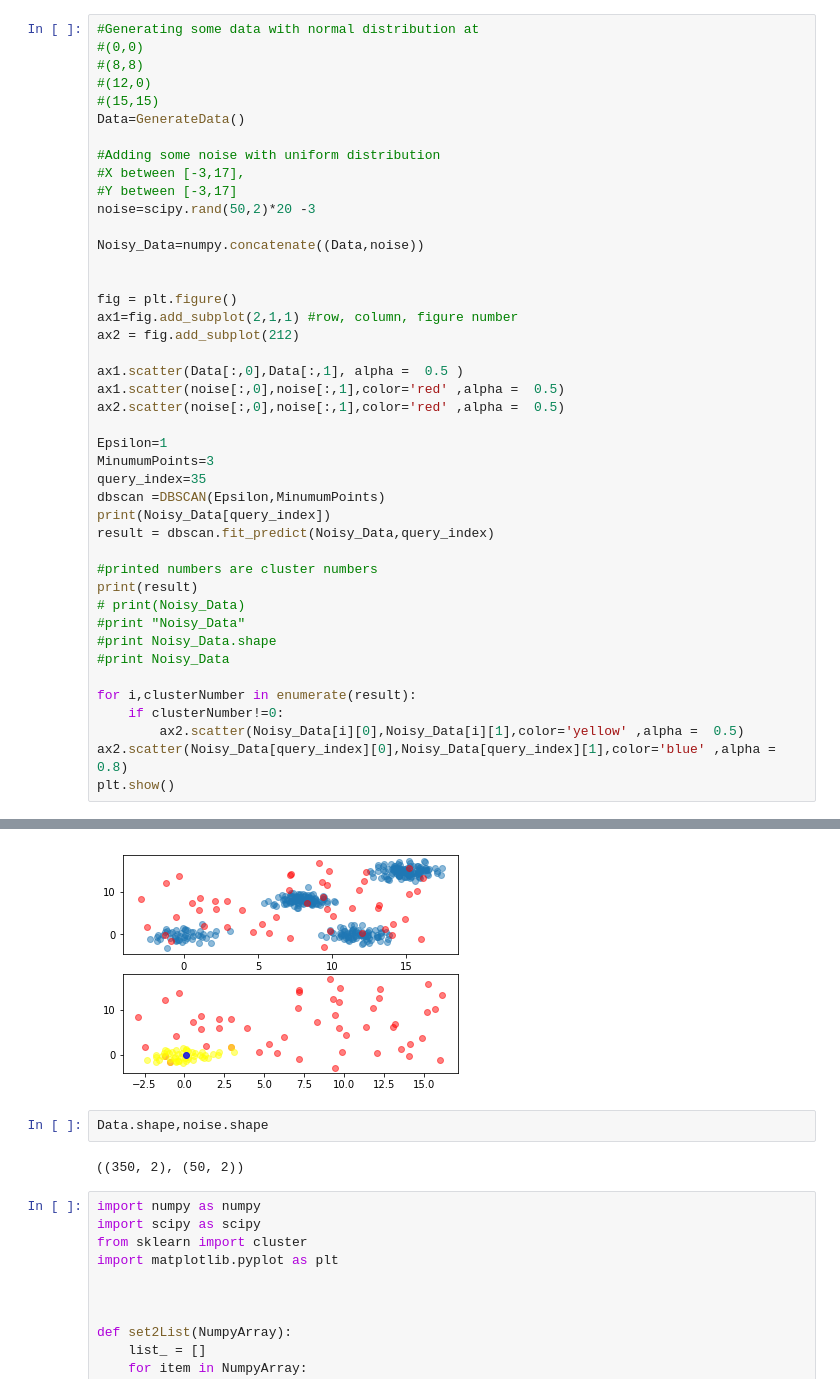
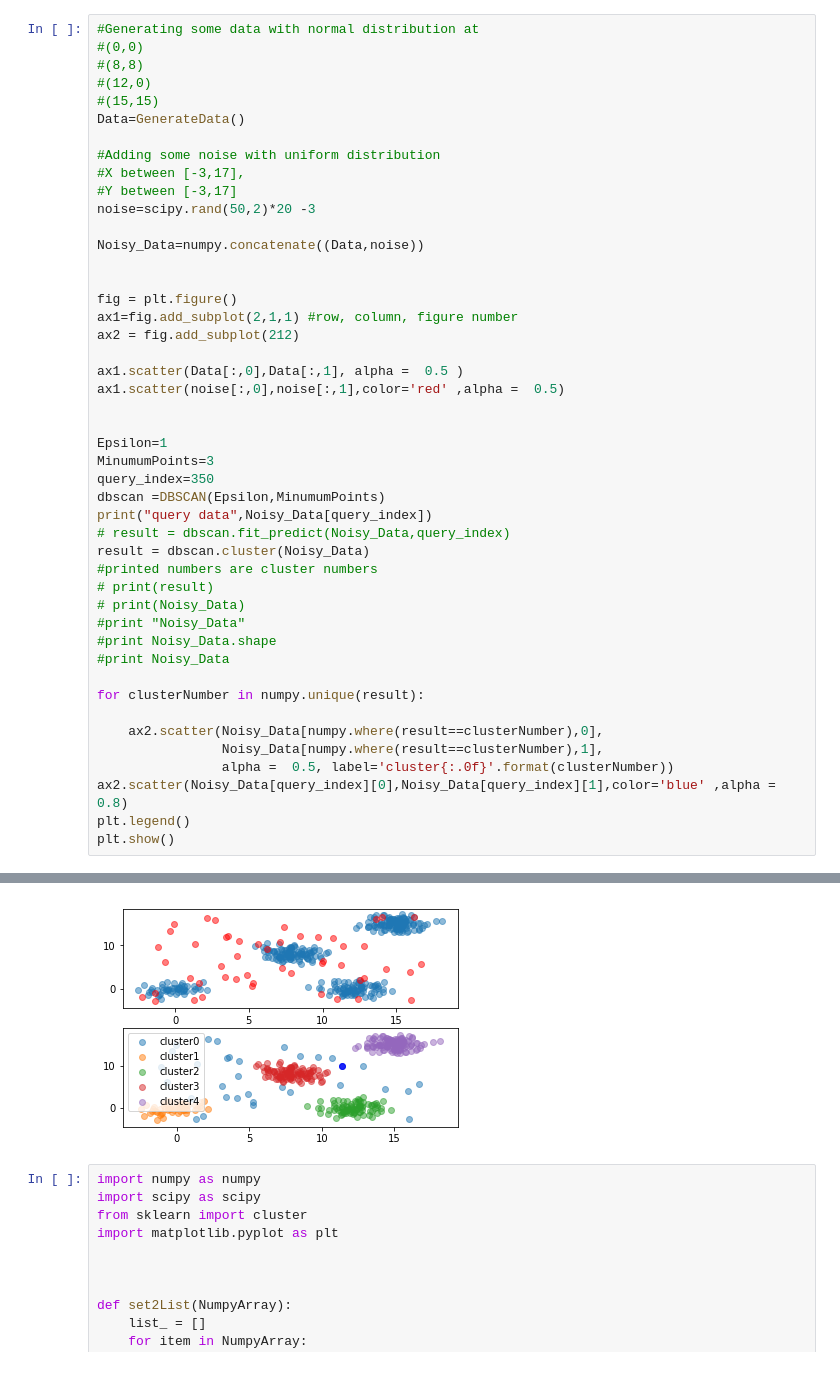
Before and after one commit to jerryxyx/Python, a Jupyter notebook: MachineLearning/Notebooks/detect_outliers.ipynb, the cells around one changed output, grey strips where cells are left out. Saved outputs shown, nothing was run; the diff lists cells and outputs as text.

Commit message:
fit_predict, cluster

```diff
--- a/MachineLearning/Notebooks/detect_outliers.ipynb
+++ b/MachineLearning/Notebooks/detect_outliers.ipynb
@@ -116,25 +159,28 @@ ax2 = fig.add_subplot(212)
 
 ax1.scatter(Data[:,0],Data[:,1], alpha =  0.5 )
 ax1.scatter(noise[:,0],noise[:,1],color='red' ,alpha =  0.5)
-ax2.scatter(noise[:,0],noise[:,1],color='red' ,alpha =  0.5)
+
 
 Epsilon=1
 MinumumPoints=3
-query_index=35
+query_index=350
 dbscan =DBSCAN(Epsilon,MinumumPoints)
-print(Noisy_Data[query_index])
-result = dbscan.fit_predict(Noisy_Data,query_index)
-
+print("query data",Noisy_Data[query_index])
+# result = dbscan.fit_predict(Noisy_Data,query_index)
+result = dbscan.cluster(Noisy_Data)
 #printed numbers are cluster numbers
-print(result)
+# print(result)
 # print(Noisy_Data)
 #print "Noisy_Data"
 #print Noisy_Data.shape
 #print Noisy_Data
 
-for i,clusterNumber in enumerate(result):
-    if clusterNumber!=0:
-        ax2.scatter(Noisy_Data[i][0],Noisy_Data[i][1],color='yellow' ,alpha =  0.5)
+for clusterNumber in numpy.unique(result):
+
+    ax2.scatter(Noisy_Data[numpy.where(result==clusterNumber),0],
+                Noisy_Data[numpy.where(result==clusterNumber),1],
+                alpha =  0.5, label='cluster{:.0f}'.format(clusterNumber))
 ax2.scatter(Noisy_Data[query_index][0],Noisy_Data[query_index][1],color='blue' ,alpha =  0.8)
+plt.legend()
 plt.show()
 # %% [output]
@@ -160,8 +188,4 @@ point neighbors [ 9 14 21 29 31 34 35 39 40 42 43 44 46]
-[figure, old version]
+[figure, new version]
-# %%
-Data.shape,noise.shape
-# %% [output]
-((350, 2), (50, 2))
 # %%
 import numpy as numpy
 import scipy as scipy
```
Also changed, not shown: parts of 4 cells of this notebook, 1 other file.
